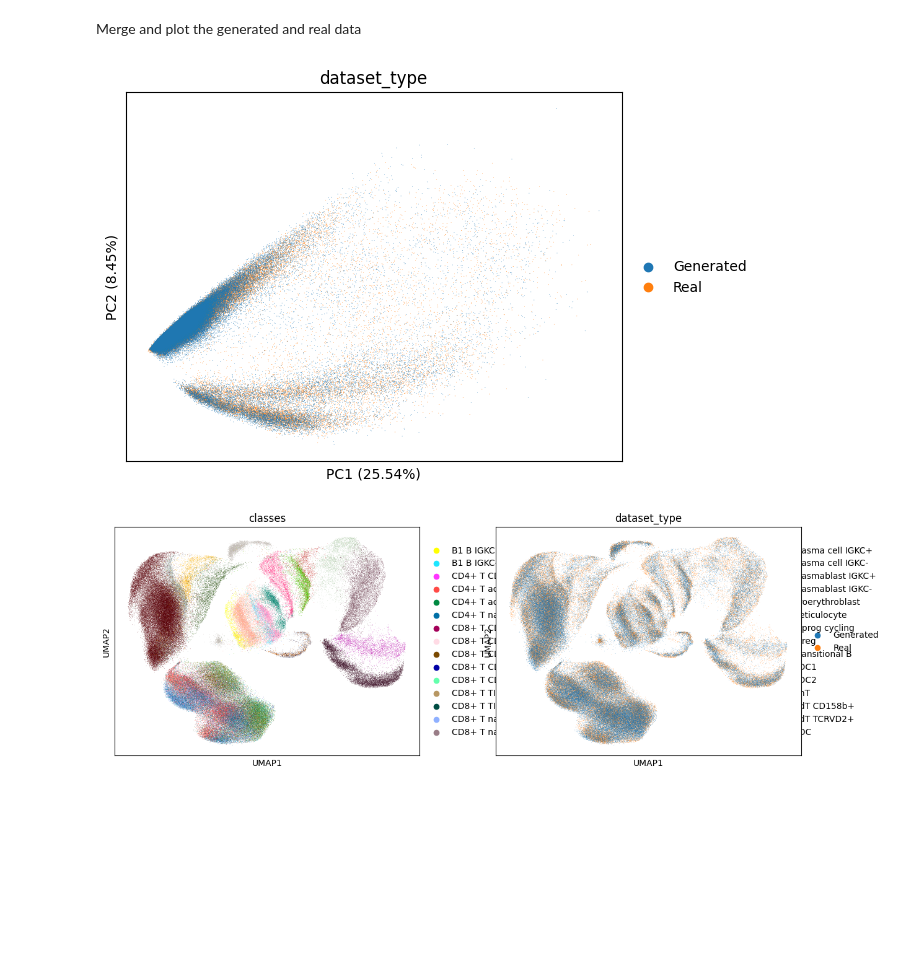
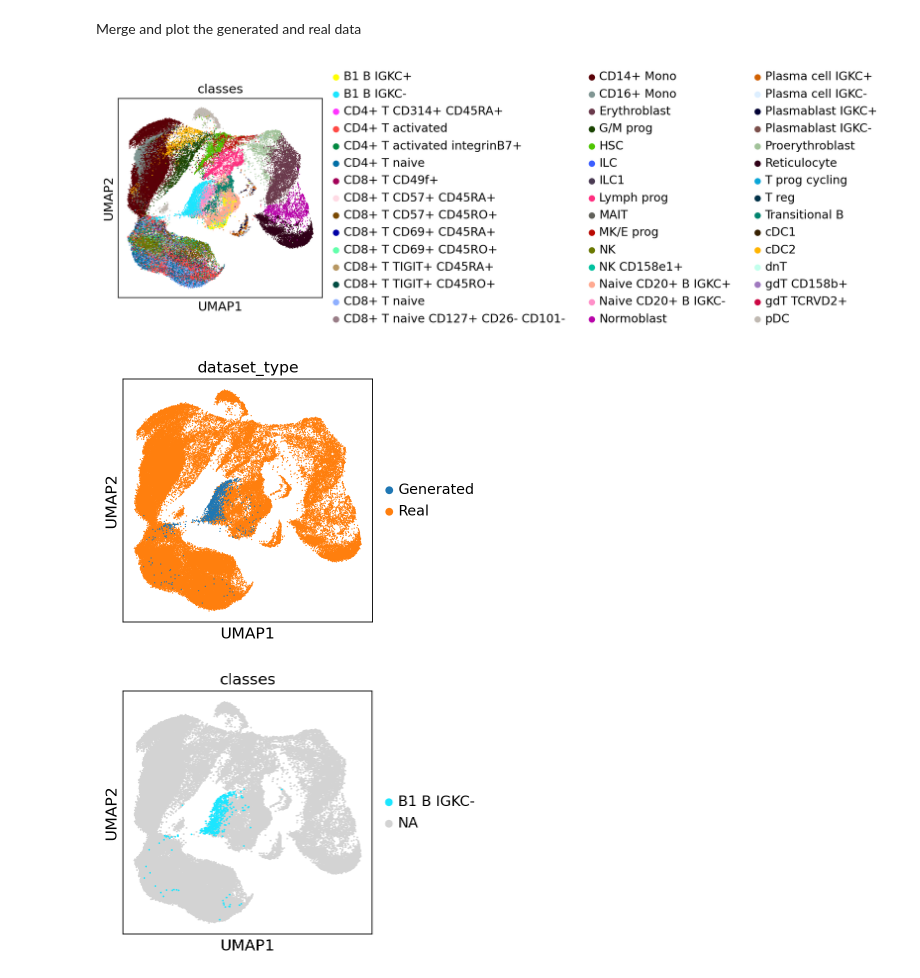
Before and after one commit to theislab/CFGen, a Jupyter notebook: notebooks/experiments/test_generation_neurips_autoencoder.ipynb, the cells around one changed output. Drawn from its saved outputs; the diff is of its cells as text; code cells hidden in the pictures; blank space fills up the shorter version.

```diff
--- a/notebooks/experiments/test_generation_neurips_autoencoder.ipynb
+++ b/notebooks/experiments/test_generation_neurips_autoencoder.ipynb
@@ -25,6 +25,9 @@ from celldreamer.models.base.utils import unsqueeze_right
 from celldreamer.paths import DATA_DIR
 
 device  = "cuda" if torch.cuda.is_available() else "cpu"
+
+sc.settings.figdir = 'figures'  # Directory to save figures
+sc.settings.set_figure_params(dpi=80, frameon=False, figsize=(6, 6))
 # %% [markdown]
 **Util function**
 # %%
@@ -280,6 +305,25 @@ dataset.id2cov["cell_type"]
 #                                         log_size_factor=log_size_factors)
 
 # X_generated_list= X_generated.to("cpu")
+# %%
+# Oversample
+condition_name = "B1 B IGKC-"
+condition_val = dataset.id2cov["cell_type"][condition_name]
+adata_cond = adata_original[adata_original.obs.cell_type==condition_name]
+n_to_generate = adata_cond.shape[0]
+
+classes = condition_val*torch.ones(n_to_generate*2).long()
+classes_str = [condition_name for _ in range(n_to_generate*2)]
+
+log_size_factors = torch.log(torch.tensor(adata_cond.layers["X_counts"].sum(1))).cuda().repeat(2,1)
+
+X_generated = generative_model.sample(batch_size=n_to_generate*2,
+                                        n_sample_steps=100,
+                                        covariate="cell_type",
+                                        covariate_indices=classes,
+                                        log_size_factor=log_size_factors)
+
+X_generated_list= X_generated.to("cpu")
 # %% [markdown]
 **Create adata and check plots**
 # %%
@@ -335,8 +363,13 @@ sc.tl.pca(adata_merged)
 sc.pp.neighbors(adata_merged)
 sc.tl.umap(adata_merged)
 # %%
-sc.pl.pca(adata_merged, color="dataset_type",  annotate_var_explained=True)
-sc.pl.umap(adata_merged, color=["classes","dataset_type"])
+# sc.pl.pca(adata_merged, color="dataset_type",  annotate_var_explained=True)
+sc.pl.umap(adata_merged, color=["classes"], s=5)
+sc.pl.umap(adata_merged, color=["dataset_type"], s=5)
 # %% [output]
-[figure, old version]
+[figure, new version]
-[figure, old version]
+[figure, new version]
+# %%
+sc.pl.umap(adata_merged[adata_merged.obs.dataset_type=="Real"], color=["classes"], s=10, groups="B1 B IGKC-")
+# %% [output]
+[figure, added]
```
Also changed, not shown: parts of 17 cells of this notebook, 9 other files.
